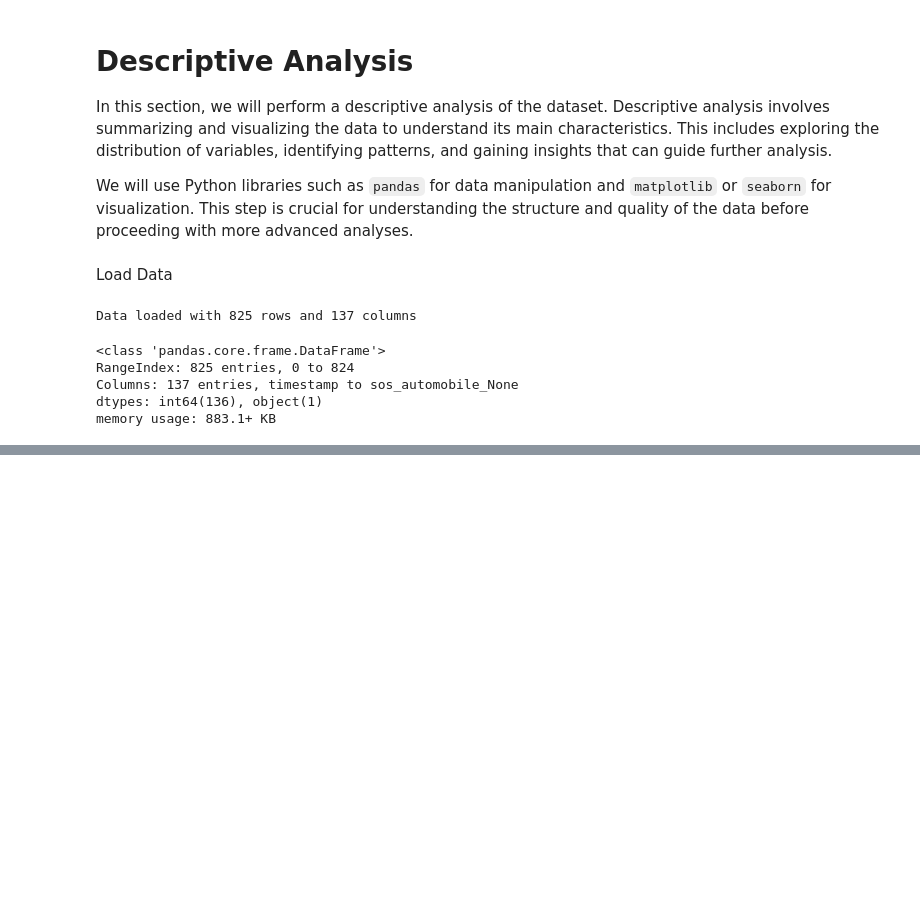
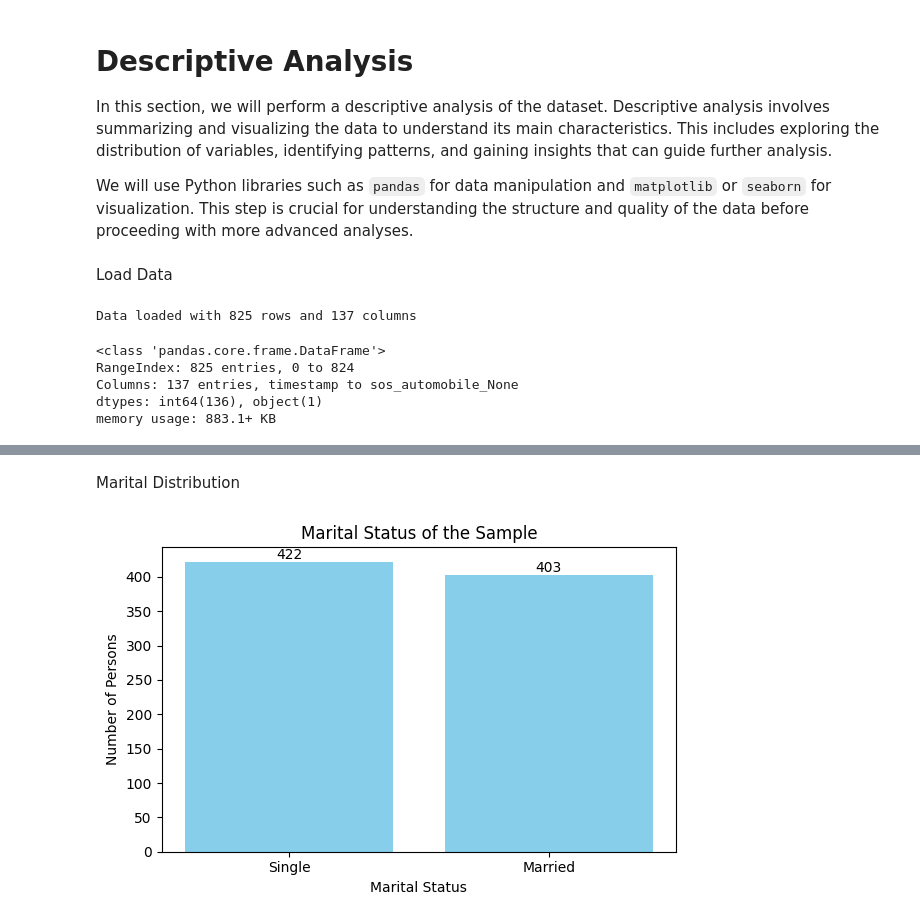
Before and after one commit to fernandonpa/Online_Purchase_Intention_Project, a Jupyter notebook: notebooks/_Descriptive_Analysis/data_descriptive_analysis.ipynb, the cells around one changed output, grey strips where cells are left out. Drawn from its saved outputs; the diff is of its cells as text; code cells hidden in the pictures; blank space fills up the shorter version.

```diff
--- a/notebooks/_Descriptive_Analysis/data_descriptive_analysis.ipynb
+++ b/notebooks/_Descriptive_Analysis/data_descriptive_analysis.ipynb
@@ -46,0 +182,44 @@ df.head()
+# %% [markdown]
+Marital Distribution
+# %%
+def plot_marital_distribution(df):
+    """
+    Plots the distribution of encoded marital_status_encoded values from the given DataFrame,
+    and displays the exact count on top of each bar.
+    Assumes 'marital_status_encoded' column contains:
+        0 - Single
+        1 - Married
+
+    """
+    if 'marital_status_encoded' not in df.columns:
+        print("Error: 'marital_status_encoded' column not found in the DataFrame.")
+        return
+
+    # Get value counts sorted by index (to maintain label order)
+    counts = df['marital_status_encoded'].value_counts().sort_index()
+
+    # Create figure and axis
+    fig, ax = plt.subplots(figsize=(6, 4))
+
+    # Plot bar chart
+    bars = ax.bar(counts.index, counts.values, color='skyblue')
+
+    # Set titles and labels
+    ax.set_title("Marital Status of the Sample")
+    ax.set_xlabel("Marital Status")
+    ax.set_ylabel("Number of Persons")
+    ax.set_xticks([0, 1])
+    ax.set_xticklabels(["Single", "Married"])
+
+    # Add value labels on top of bars
+    for bar in bars:
+        height = bar.get_height()
+        ax.text(bar.get_x() + bar.get_width()/2.0, height, int(height),
+                ha='center', va='bottom', fontsize=10)
+
+    plt.tight_layout()
+    plt.show()
+
+plot_marital_distribution(df)
+# %% [output]
+[figure, added]
```
Also changed, not shown: parts of 67 cells of this notebook.
